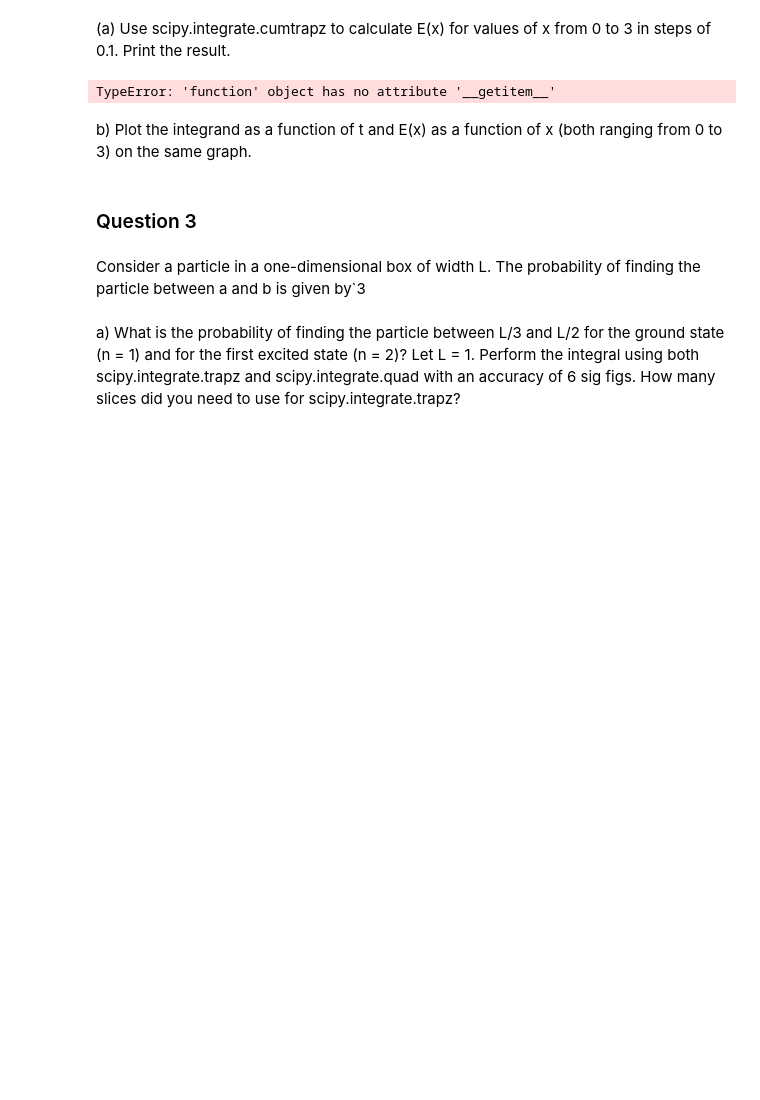
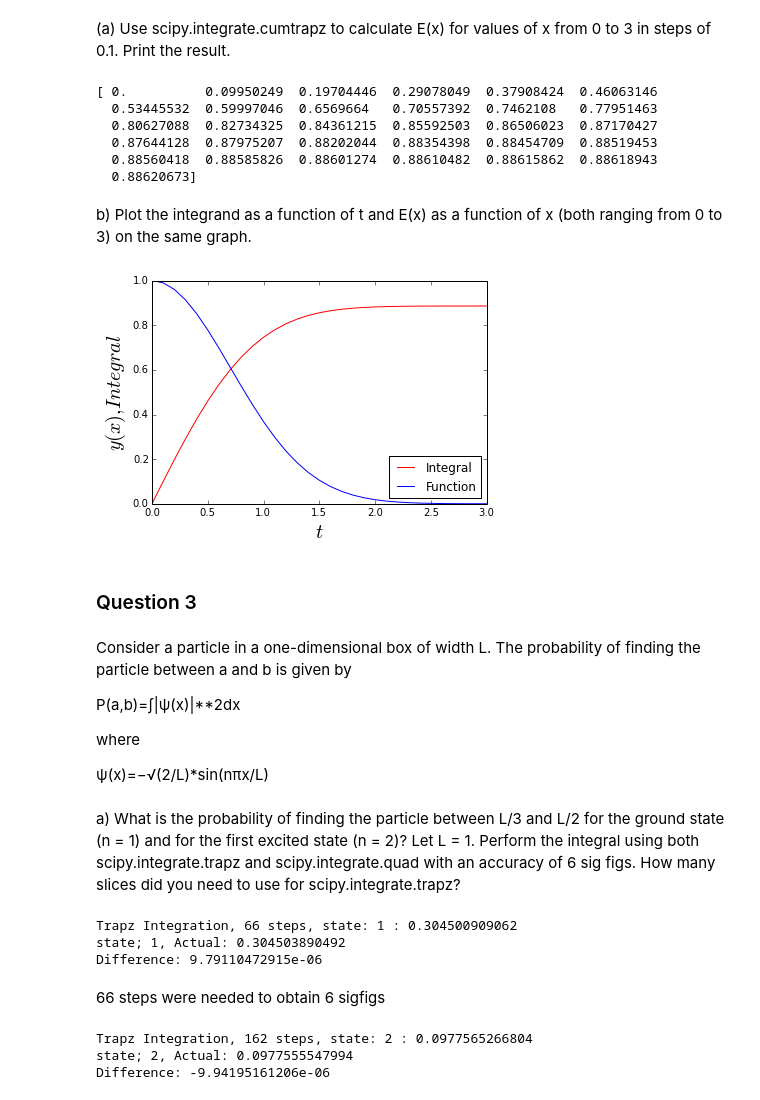
Before and after one commit to jvanstad/PHYS202-S14, a Jupyter notebook: SciPy/IntegrationExercises.ipynb, the cells around one changed output. Drawn from its saved outputs; the diff is of its cells as text; code cells hidden in the pictures; blank space fills up the shorter version.

Commit message:
Most of Integration

```diff
--- a/SciPy/IntegrationExercises.ipynb
+++ b/SciPy/IntegrationExercises.ipynb
@@ -63,16 +64,70 @@ import scipy.integrate as integrate
 # %%
-#cumtrapz set initial equal to zero or use slicing [:1]
-#Something about list is not correct
-x=np.arange(0,3,.1)
-y= lambda x: exp(-x**2)
-MI=integrate.cumtrapz(y[1:],x[1:],dx=0.1)
+#cumtrapz set initial equal to zero
+x=np.arange(0,3.1,.1)
+y= lambda x: np.exp(-x**2)
+MI=integrate.cumtrapz(y(x),x,initial=0)
+print MI
 # %% [output]
-TypeError: 'function' object has no attribute '__getitem__'
+[ 0.          0.09950249  0.19704446  0.29078049  0.37908424  0.46063146
+  0.53445532  0.59997046  0.6569664   0.70557392  0.7462108   0.77951463
+  0.80627088  0.82734325  0.84361215  0.85592503  0.86506023  0.87170427
+  0.87644128  0.87975207  0.88202044  0.88354398  0.88454709  0.88519453
+  0.88560418  0.88585826  0.88601274  0.88610482  0.88615862  0.88618943
+  0.88620673]
 # %% [markdown]
 b) Plot the integrand as a function of t and E(x) as a function of x (both ranging from 0 to 3) on the same graph.
+# %%
+plt.plot(x,MI,"r-",label="Integral")
+plt.plot(x,y(x),'b-',label="Function")
+plt.legend(loc="lower right")
+plt.xlabel(r"$t$", fontsize=20)
+plt.ylabel(r"$y(x), Integral$", fontsize=20)
+plt.show()
+# %% [output]
+[figure, added]
 # %% [markdown]
 ### Question 3
 # %% [markdown]
-Consider a particle in a one-dimensional box of width L. The probability of finding the particle between a and b is given by`3
+Consider a particle in a one-dimensional box of width L. The probability of finding the particle between a and b is given by
+
+P(a,b)=∫|ψ(x)|**2dx
+
+where
+
+ψ(x)=−√(2/L)*sin(nπx/L)
 # %% [markdown]
 a) What is the probability of finding the particle between L/3 and L/2 for the ground state (n = 1) and for the first excited state (n = 2)? Let L = 1. Perform the integral using both scipy.integrate.trapz and scipy.integrate.quad with an accuracy of 6 sig figs. How many slices did you need to use for scipy.integrate.trapz?
+# %%
+n=1
+L=1
+step=66
+arr=np.linspace(0.33333,0.5,step)
+fx= lambda arr: (2/L)*(np.sin(np.pi*n*arr/L))**2
+PL = sqrt(2/L)*np.sin(n*np.pi*arr/ L)
+lol= integrate.trapz(PL**2, arr)
+res, err= integrate.quad(fx,0.33333,0.5)
+print "Trapz Integration, %d steps, state: %d :" %(step, n), lol
+print "state; %d, Actual:"%n, res
+print "Difference:",(res-lol)/res
+# %% [output]
+Trapz Integration, 66 steps, state: 1 : 0.304500909062
+state; 1, Actual: 0.304503890492
+Difference: 9.79110472915e-06
+# %% [markdown]
+66 steps were needed to obtain 6 sigfigs
+# %%
+n2=2
+L=1
+step2=162
+arr2=np.linspace(0.33333,0.5,step2)
+fx2= lambda arr2: (2/L)*(np.sin(np.pi*n2*arr2/L))**2
+PL2 = sqrt(2/L)*np.sin(n2*np.pi*arr2/ L)
+lol2= integrate.trapz(PL2**2, arr2)
+res2, err2= integrate.quad(fx2,0.33333,0.5)
+print "Trapz Integration, %d steps, state: %d :" %(step2, n2), lol2
+print "state; %d, Actual:"%n2, res2
+print "Difference:",(res2-lol2)/res2
+# %% [output]
+Trapz Integration, 162 steps, state: 2 : 0.0977565266804
+state; 2, Actual: 0.0977555547994
+Difference: -9.94195161206e-06
```
Also changed, not shown: parts of 13 cells of this notebook, 1 other file.
